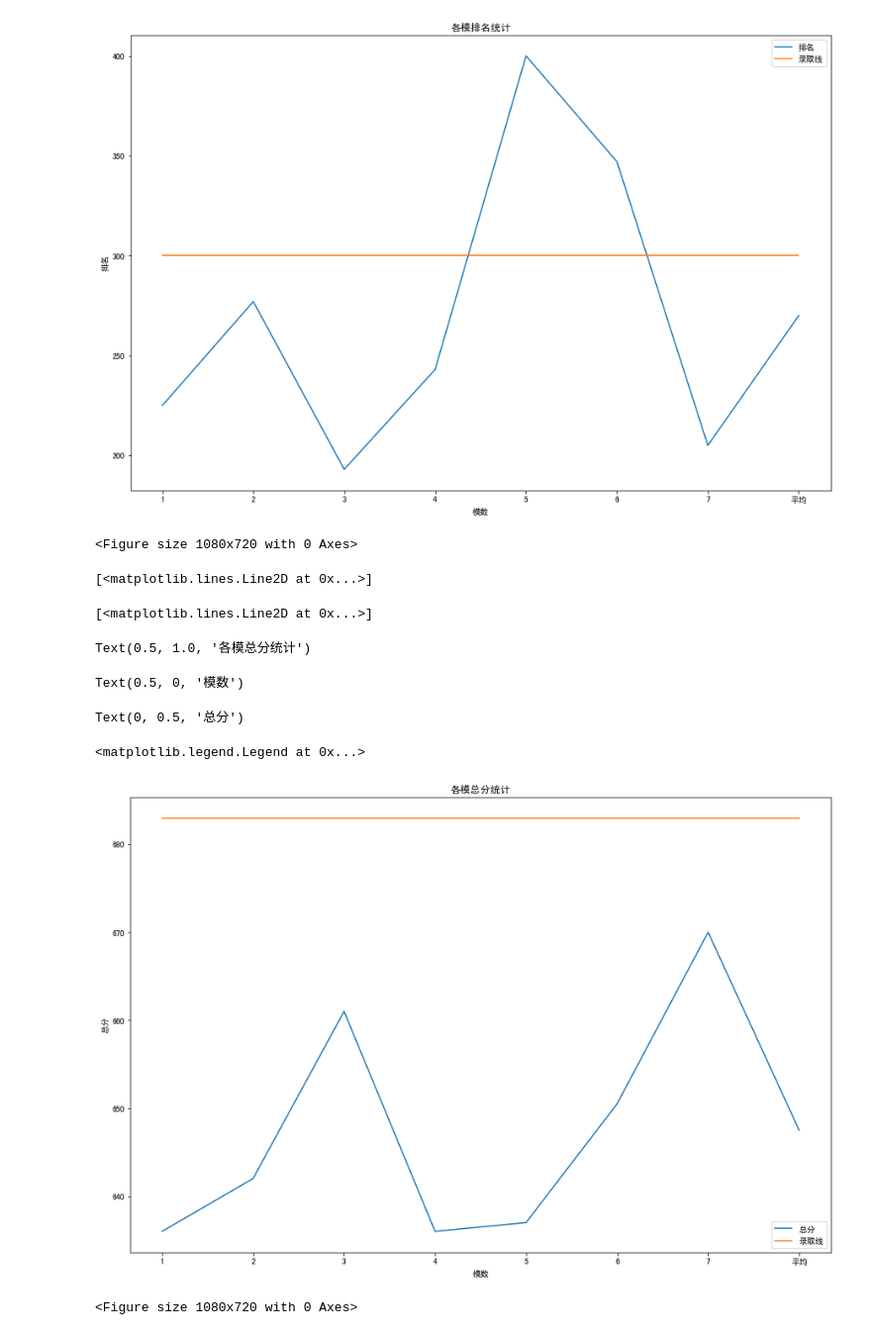
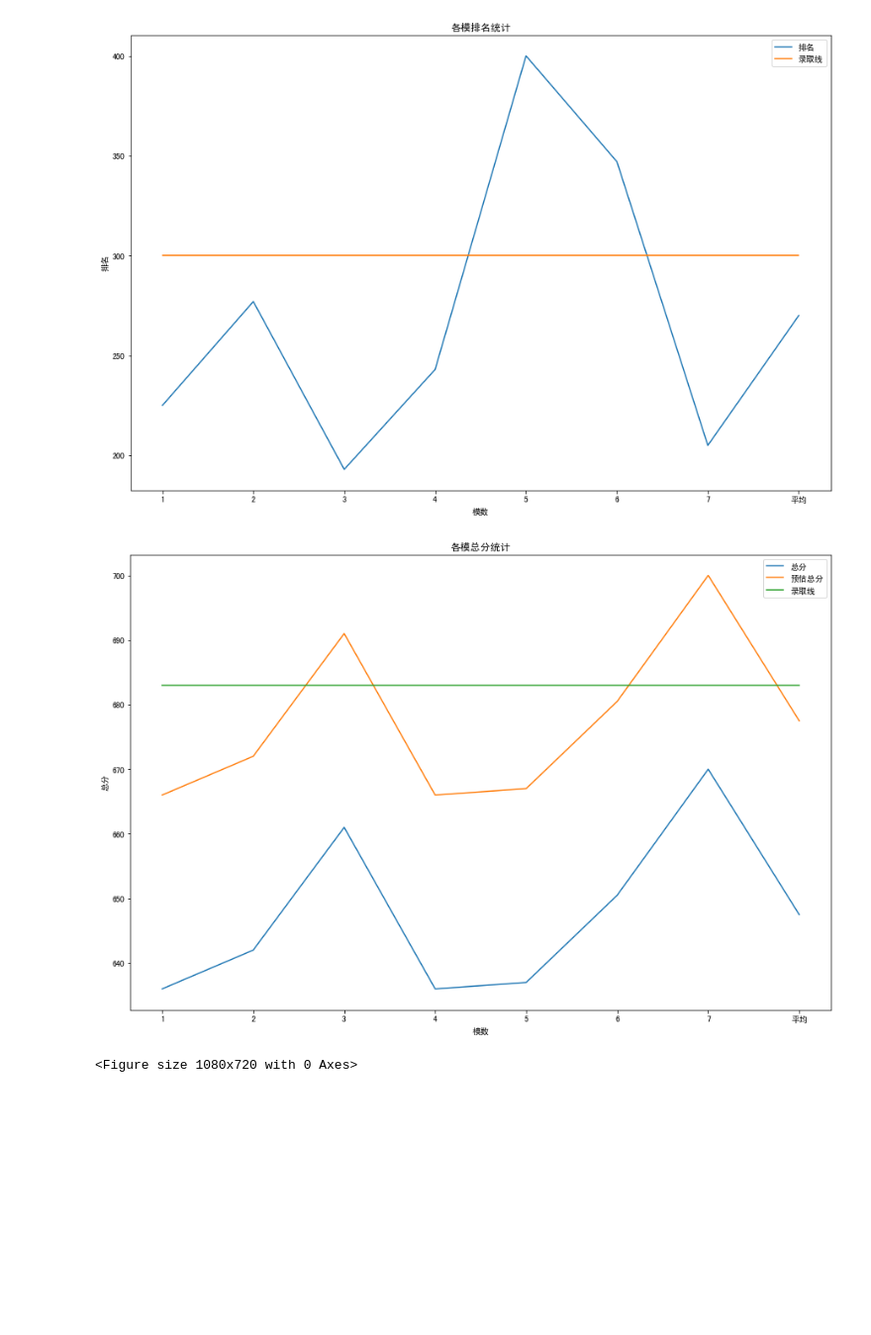
Before and after one commit to Bruce-Qiao/the-craft-of-selfteaching, a Jupyter notebook: data_visualization/score.ipynb, the cells around one changed output. Shown at 99% size. Drawn from its saved outputs; the diff is of its cells as text; code cells hidden in the pictures; blank space fills up the shorter version.

```diff
--- a/data_visualization/score.ipynb
+++ b/data_visualization/score.ipynb
@@ -50,22 +73,17 @@ Text(0, 0.5, '排名')
 # %%
 plt.figure(figsize=(15, 10))
 average = [683] * 8
+estimate = [x + 30 for x in score.合计]
 plt.plot(score.模数, score.合计)
+plt.plot(score.模数, estimate)
 plt.plot(score.模数, average)
 plt.title("各模总分统计")
 plt.xlabel("模数")
 plt.ylabel("总分")
-plt.legend(["总分", "录取线"])
+plt.legend(["总分", "预估总分", "录取线"])
 plt.show()
 # %% [output]
-<Figure size 1080x720 with 0 Axes>
-[<matplotlib.lines.Line2D at 0x...>]
-[<matplotlib.lines.Line2D at 0x...>]
-Text(0.5, 1.0, '各模总分统计')
-Text(0.5, 0, '模数')
-Text(0, 0.5, '总分')
-<matplotlib.legend.Legend at 0x...>
-[figure, old version]
+[figure, new version]
 # %%
 plt.figure(figsize=(15, 10))
 average = [105] * 8
```
Also changed, not shown: parts of 3 cells of this notebook, 2 other files.
